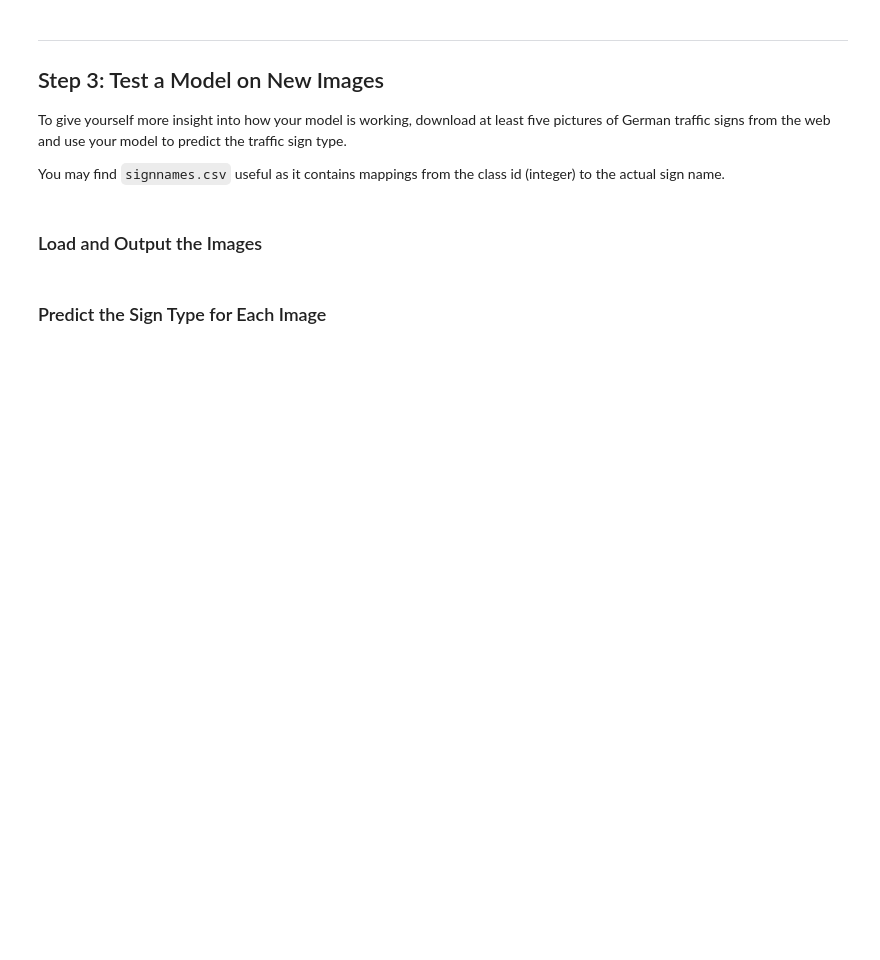
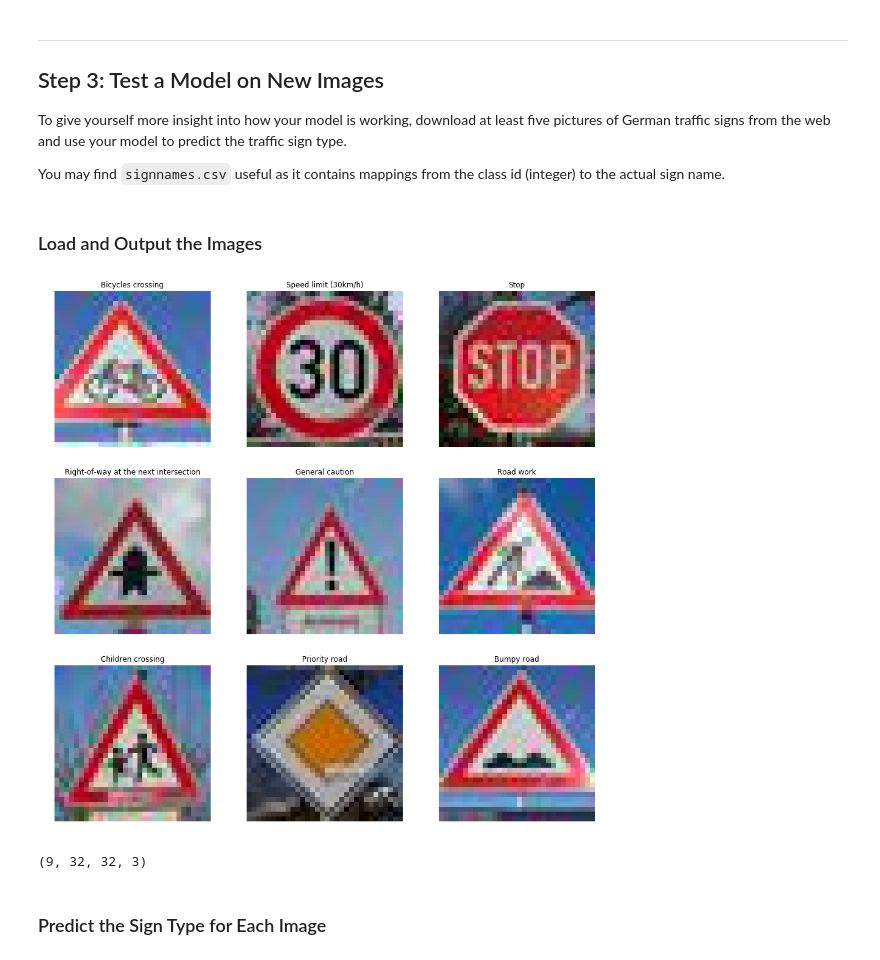
Before and after one commit to x327397818/UDC-Term1-project2, a Jupyter notebook: Traffic_Sign_Classifier.ipynb, the cells around one changed output. Cells and saved outputs as stored; diff of their text form; code cells hidden in the pictures; blank space fills up the shorter version.

```diff
--- a/Traffic_Sign_Classifier.ipynb
+++ b/Traffic_Sign_Classifier.ipynb
@@ -211,3 +453,32 @@ You may find `signnames.csv` useful as it contains mappings from the class id (i
+# %%
+### Load the images and plot them here.
+### Feel free to use as many code cells as needed.
+import glob
+
+my_images = sorted(glob.glob('./test_imgs/*.jpg'))
+fig, axs = plt.subplots(3,3, figsize=(16, 16))
+axs = axs.ravel()
+index = 0
+myimg = []
+my_labels = np.array([29, 1, 14, 11, 18, 25, 28, 12, 22])
+
+
+for my_image in my_images:
+    img = cv2.cvtColor(cv2.imread(my_image), cv2.COLOR_BGR2RGB)
+    myimg.append(img)
+    axs[index].axis('off')
+    axs[index].imshow(img)
+    axs[index].set_title(label_name[my_labels[index]+1][1])
+
+    index += 1
+
+plt.show()
+
+myimg = np.array(myimg)
+print(myimg.shape)
+# %% [output]
+[figure, added]
+(9, 32, 32, 3)
 # %% [markdown]
 ### Predict the Sign Type for Each Image
 # %%
```
Also changed, not shown: parts of 16 cells of this notebook, 12 other files.
